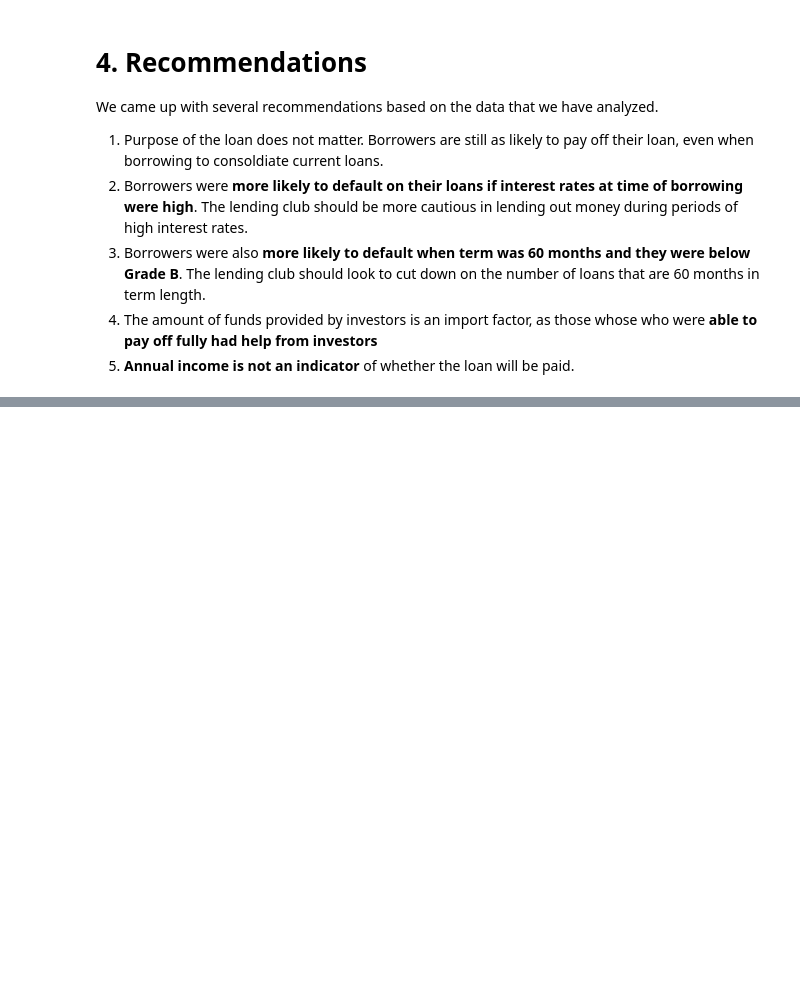
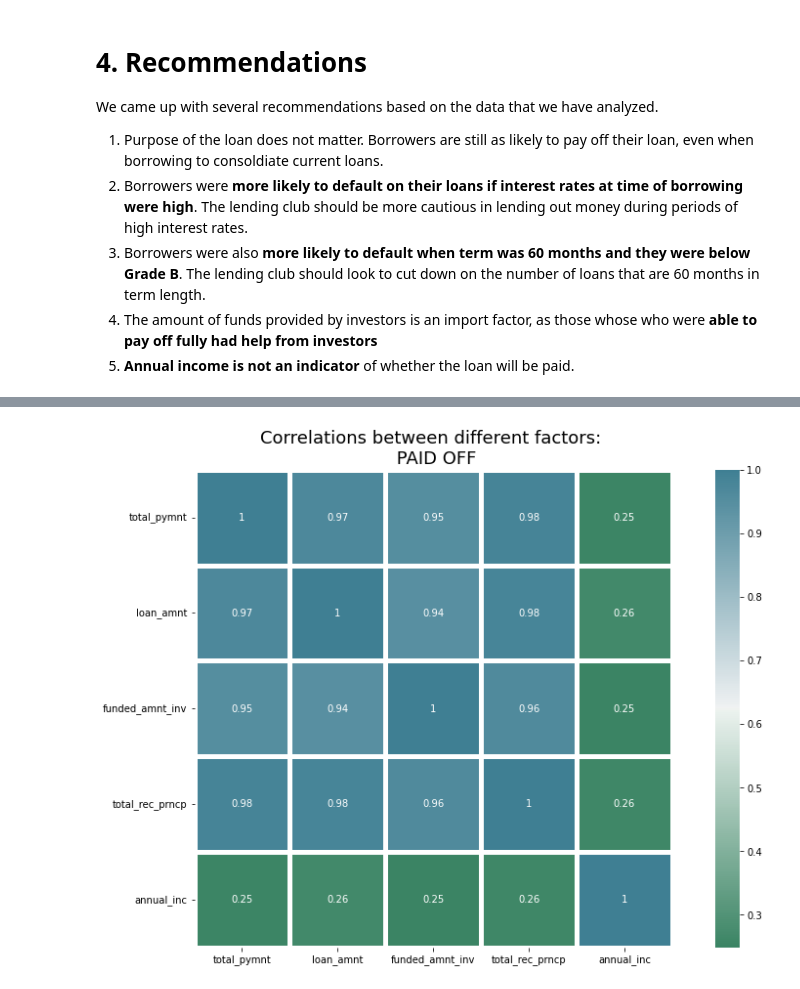
Before and after one commit to GeriNZ/lendingclub, a Jupyter notebook: Beng_Cheong_Cheong.ipynb, the cells around one changed output, grey strips where cells are left out. Cells and saved outputs as stored; diff of their text form; code cells hidden in the pictures; blank space fills up the shorter version.

```diff
--- a/Beng_Cheong_Cheong.ipynb
+++ b/Beng_Cheong_Cheong.ipynb
@@ -515,0 +548,11 @@ From the above heatmap, we conclude on the following:
+# %%
+#show heatmap
+plt.figure(figsize=(16,9))
+# color map
+cmap = sns.diverging_palette(150,220, as_cmap=True)
+sns.heatmap(df[df['loan_status']=='Fully Paid'][simple_col].corr(),cmap=cmap,annot=True, linewidths=5, square=True)
+plt.yticks(rotation=0)
+plt.title('Correlations between different factors: \n PAID OFF', fontsize=18)
+plt.show()
+# %% [output]
+[figure, added]
```
Also changed, not shown: parts of 6 cells of this notebook.
